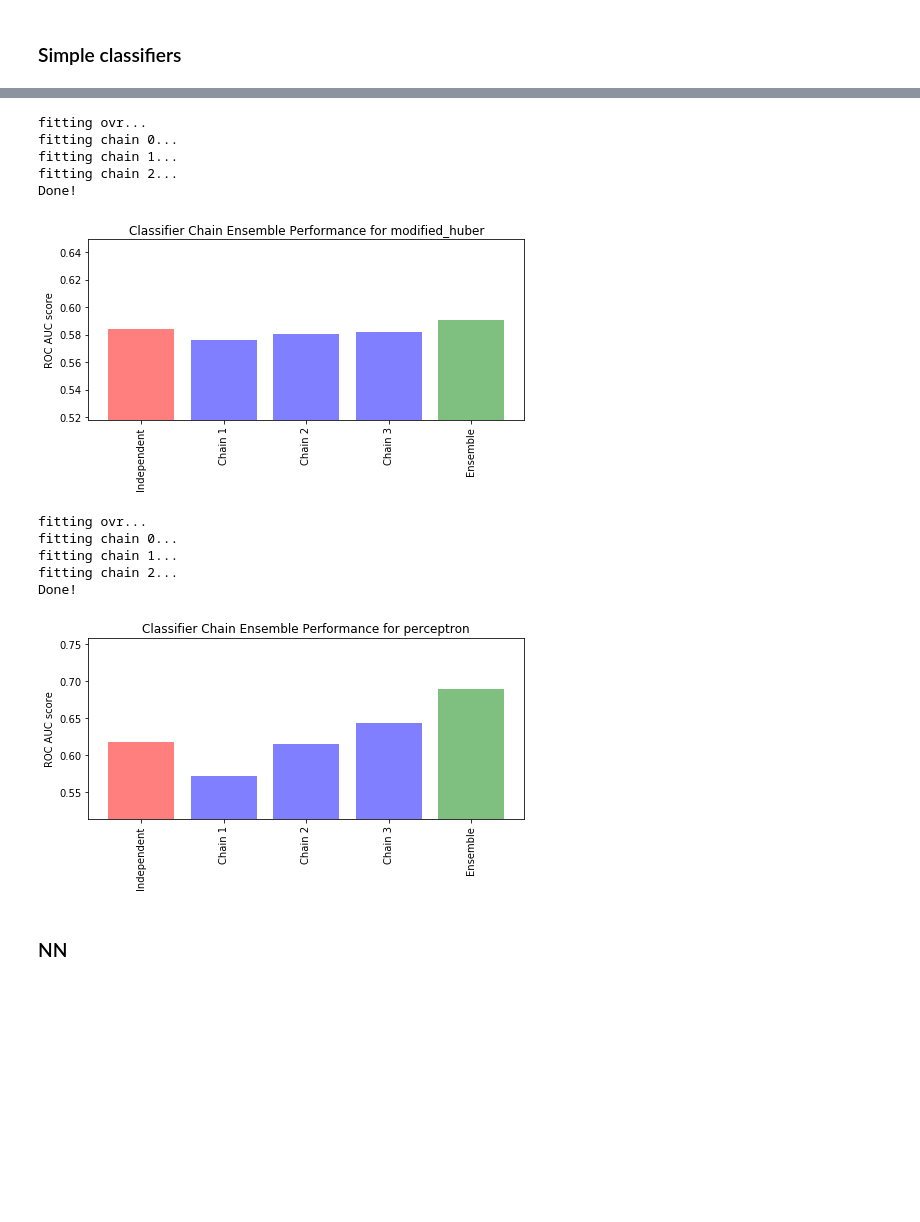
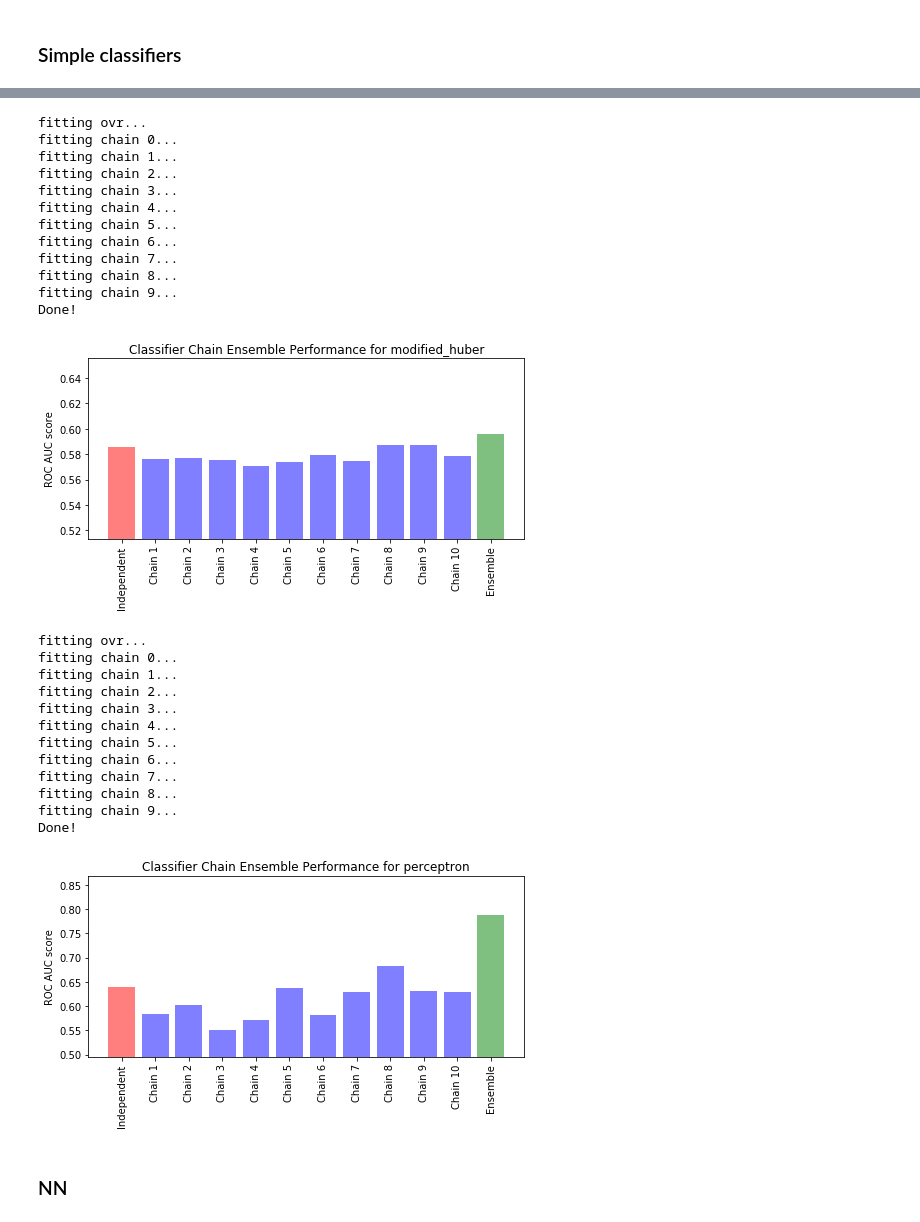
Before and after one commit to NikitaChizhov/ML-Project, a Jupyter notebook: Ensembles.ipynb, the cells around one changed output, grey strips where cells are left out. Drawn from its saved outputs; the diff is of its cells as text; code cells hidden in the pictures; blank space fills up the shorter version.

```diff
--- a/Ensembles.ipynb
+++ b/Ensembles.ipynb
@@ -24,8 +62,4 @@ from torch.utils import data as td
 ### Simple classifiers
 # %%
 df = pd.read_csv('train.csv')
-voc_size = 10000
-vectorizer = TfidfVectorizer(max_features=voc_size, analyzer='word', max_df = .95, min_df=.01)
 X_train, X_test, y_train, y_test = train_test_split(df.iloc[:,1], df.iloc[:,2:], test_size=.2)
-X_train = vectorizer.fit_transform(X_train)
-X_test = vectorizer.transform(X_test)
@@ -49,0 +66,16 @@ X_test = vectorizer.transform(X_test)
+# %%
+fig, ax = plt.subplots(ncols = 2, nrows = 2, figsize = (15,15))
+
+tot = np.array(np.sum(df.iloc[:,2:], axis = 1))
+tot_bad = tot[np.where(tot != 0)]
+tot_all = tot > 0
+
+tot_tr = np.sum(df.iloc[:,2:], axis = 0)
+
+ax[0,0].hist(tot_bad)
+ax[0,0].set_title('Distribution of negative comments')
+ax[0,0].set_xlabel('Numbers of negative classes per comment')
+ax[0,1].bar(tot_tr.index, tot_tr)
+ax[0,1].set_title('Distribution of negative comments')
+ax[1,0].hist(tot_all.astype(np.int))
+ax[1,0].set_xlabel('Positive/Negative')
@@ -50,6 +110,23 @@ X_test = vectorizer.transform(X_test)
+# %%
+
+
+opt = BayesSearchCV(
+    OneVsRestClassifier(SGDClassifier(tol = 1e-10, n_jobs=-1, max_iter = 1000)),
+    {   'estimator__loss': ['log', 'hinge','modified_huber', 'perceptron'],
+        'estimator__penalty':['l1', 'l2', 'elasticnet'],
+        'estimator__alpha': (1e-6, 1e+6, 'log-uniform')
+    },
+    n_iter=1
+)
+
+opt.fit(X_train, y_train)
+
+print("val. score: %s" % opt.best_score_)
+print("test score: %s" % opt.score(X_test, y_test))
 # %%
-loss = ['log', 'hinge','modified_huber', 'perceptron']
-num_chains = 3
+
+
+num_chains = 10
 ovr_score = []
 chain_scores = [[] for i in range(len(loss))]
 ensemble_score = []
@@ -115,15 +206,29 @@ Done!
 fitting ovr...
 fitting chain 0...
 fitting chain 1...
 fitting chain 2...
+fitting chain 3...
+fitting chain 4...
+fitting chain 5...
+fitting chain 6...
+fitting chain 7...
+fitting chain 8...
+fitting chain 9...
 Done!
-[figure, old version]
+[figure, new version]
 fitting ovr...
 fitting chain 0...
 fitting chain 1...
 fitting chain 2...
+fitting chain 3...
+fitting chain 4...
+fitting chain 5...
+fitting chain 6...
+fitting chain 7...
+fitting chain 8...
+fitting chain 9...
 Done!
-[figure, old version]
+[figure, new version]
 # %%
 y_pred_chains
 # %% [markdown]
```
Also changed, not shown: parts of 15 cells of this notebook.
